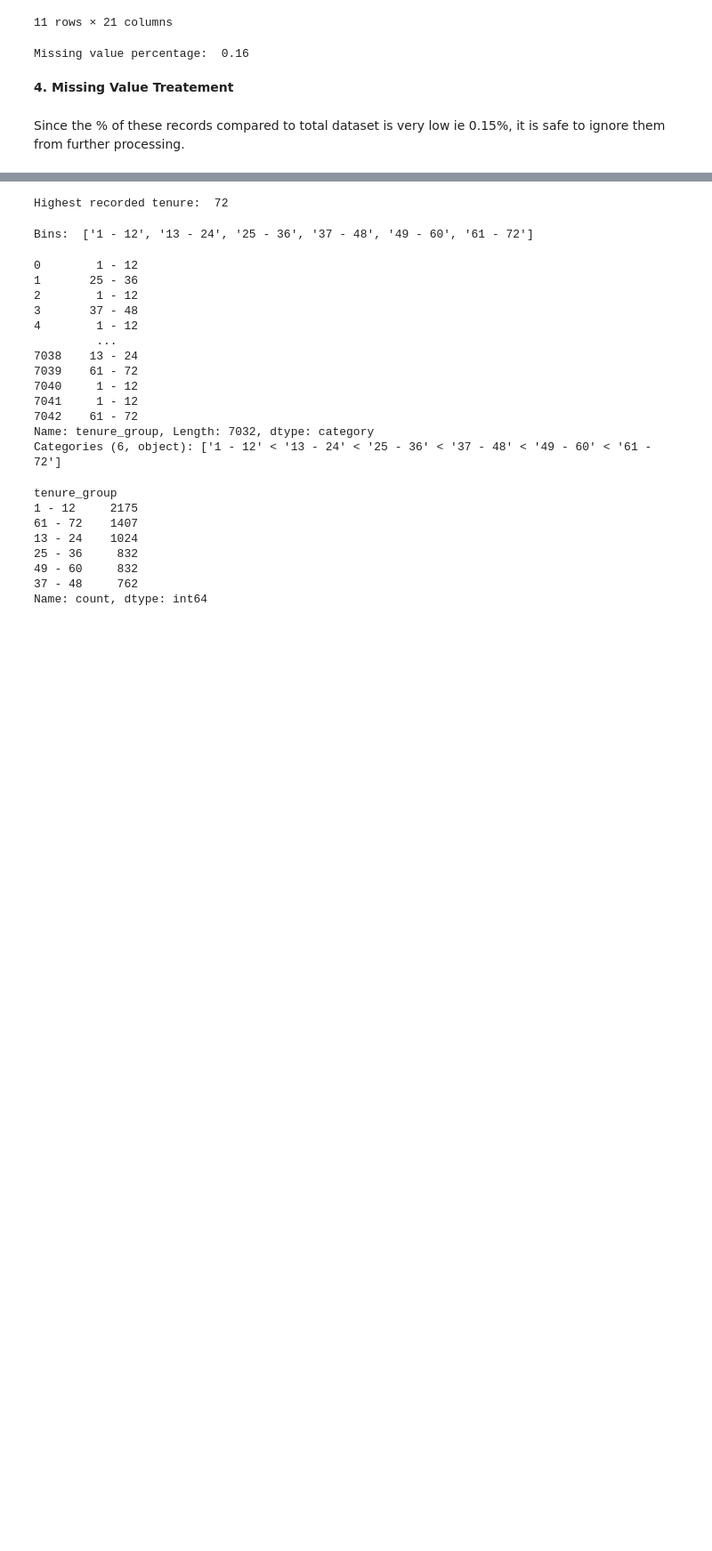
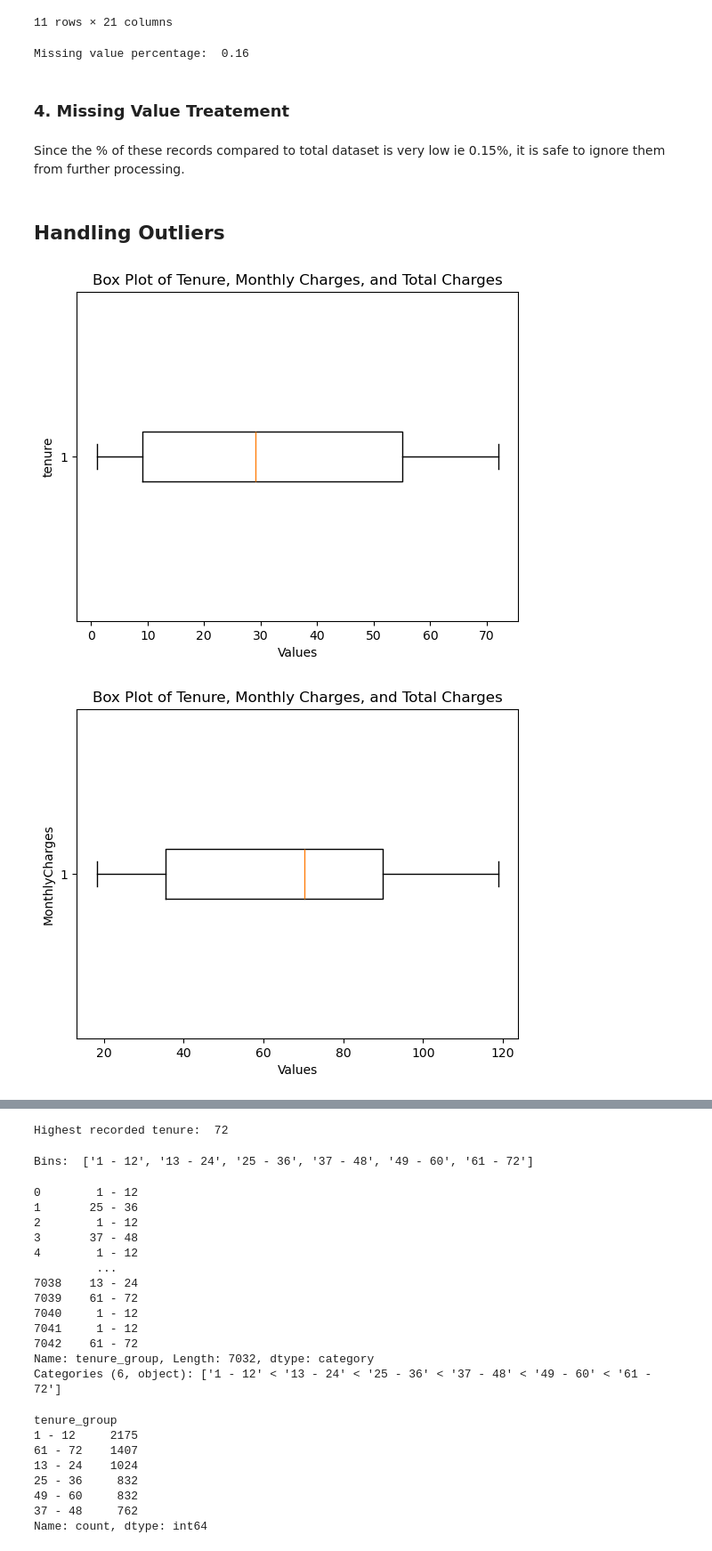
Before and after one commit to savindusihilel/customer-churn-prediction-app, a Jupyter notebook: exploritory_data_analysis.ipynb, the cells around one changed output, grey strips where cells are left out. Shown at 89% size. Saved outputs shown, nothing was run; the diff lists cells and outputs as text; code cells hidden in the pictures; blank space fills up the shorter version.

```diff
--- a/exploritory_data_analysis.ipynb
+++ b/exploritory_data_analysis.ipynb
@@ -200,7 +207,7 @@ print(f'Missing value percentage: ', round(missing_value_percentage, 2))
 # %% [output]
 Missing value percentage:  0.16
 # %% [markdown]
-**4. Missing Value Treatement**
+### 4. Missing Value Treatement
 # %% [markdown]
 Since the % of these records compared to total dataset is very low ie 0.15%, it is safe to ignore them from further processing.
 # %%
@@ -208,3 +215,29 @@ Since the % of these records compared to total dataset is very low ie 0.15%, it
 telco_data.dropna(how = 'any', inplace = True)
 
 #telco_data.fillna(0) can be used to replace NaN with zeros.
+# %% [markdown]
+## Handling Outliers
+# %%
+# Create a list of data to plot
+data = [telco_data['tenure'], telco_data['MonthlyCharges'], telco_data['TotalCharges']]
+
+# Create a list of labels for the box plots
+labels = ['tenure', 'MonthlyCharges', 'TotalCharges']
+
+# Create separate figures and axes for each box plot
+for i in range(len(data)):
+    fig, ax = plt.subplots()
+
+    # Plot the box plot for the current variable
+    ax.boxplot(data[i], vert=False)
+
+    # Set the title and axes labels for the current plot
+    ax.set_title(f'Box Plot of Tenure, Monthly Charges, and Total Charges')
+    ax.set_xlabel('Values')
+    ax.set_ylabel(labels[i])
+
+    # Display the plot
+    plt.show()
+# %% [output]
+[figure, added]
+[figure, added]
```
Also changed, not shown: parts of 29 cells of this notebook, 2 other files.
